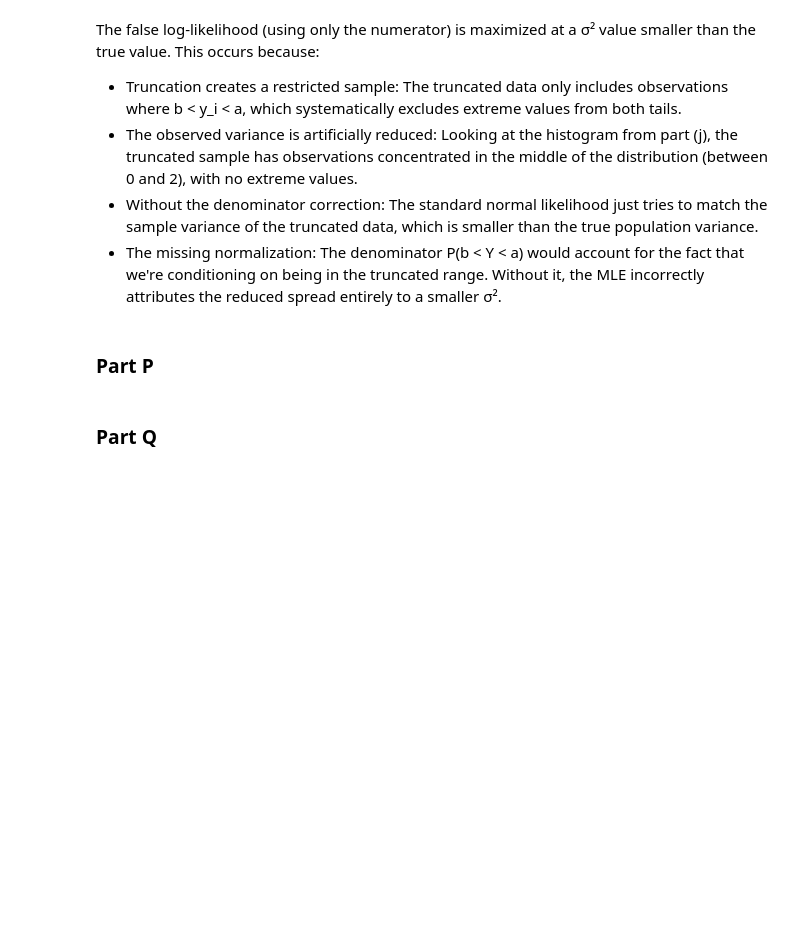
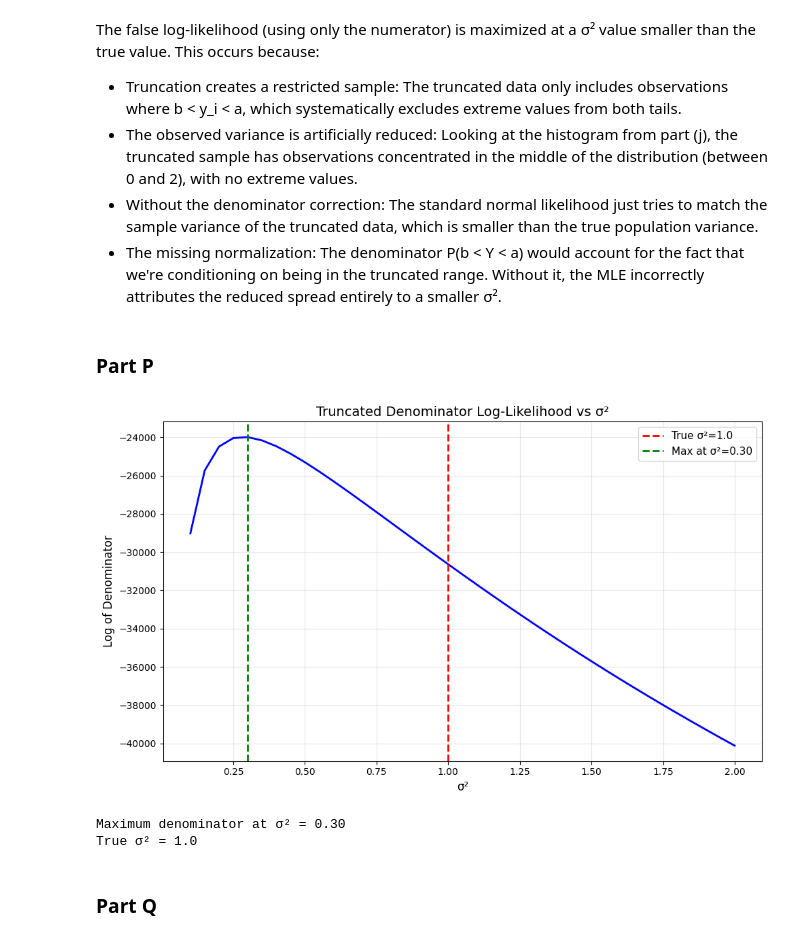
Before and after one commit to 3venthatguy/Coursework-OSU, a Jupyter notebook: ECON_5420/PS5/PS5_1.ipynb, the cells around one changed output. Cells and saved outputs as stored; diff of their text form; code cells hidden in the pictures; blank space fills up the shorter version.

```diff
--- a/ECON_5420/PS5/PS5_1.ipynb
+++ b/ECON_5420/PS5/PS5_1.ipynb
@@ -220,25 +201,6 @@ print("OLS truncated estimates plot saved!")
 ### Part M
 # %%
 def false_truncated_loglik(params, W, X, a, b):
-    """
-    Compute log-likelihood using only numerator (incorrect for truncated data).
-
-    Parameters:
-    -----------
-    params : array
-        [beta_0, beta_1, sigma2]
-    W : array
-        Observed outcomes
-    X : array
-        Design matrix
-    a, b : float
-        Truncation bounds (not used in this version)
-
-    Returns:
-    --------
-    loglik : float
-        Log-likelihood value
-    """
     beta = params[:-1]
     sigma2 = params[-1]
     sigma = np.sqrt(sigma2)
@@ -296,11 +261,6 @@ The false log-likelihood (using only the numerator) is maximized at a σ² value
 ### Part P
 # %%
 def denominator_loglik(params, W, X, a, b):
-    """
-    Compute log of denominator for truncated regression.
-
-    The denominator is: P(a < Y < b | X) = Phi((b-X'β)/σ) - Phi((a-X'β)/σ)
-    """
     beta = params[:-1]
     sigma2 = params[-1]
     sigma = np.sqrt(sigma2)
@@ -315,35 +275,38 @@ def denominator_loglik(params, W, X, a, b):
     # Log of denominator (sum over all observations)
     log_denominator = np.sum(np.log(truncation_prob))
 
     return log_denominator
 
 # Plot denominator log-likelihood
 denom_values = np.zeros(len(sigma2_grid))
 
 for i, sig2 in enumerate(sigma2_grid):
     params = np.concatenate([beta_trunc, [sig2]])
     denom_values[i] = denominator_loglik(params, W_truncated, X_truncated, a, b)
 
 # Find maximum
 max_idx_denom = np.argmax(denom_values)
 max_sigma2_denom = sigma2_grid[max_idx_denom]
 
 plt.figure(figsize=(10, 6))
 plt.plot(sigma2_grid, denom_values, 'b-', linewidth=2)
 plt.axvline(1.0, color='red', linestyle='--', linewidth=2, label='True σ²=1.0')
 plt.axvline(max_sigma2_denom, color='green', linestyle='--', linewidth=2,
             label=f'Max at σ²={max_sigma2_denom:.2f}')
 plt.xlabel('σ²', fontsize=12)
 plt.ylabel('Log of Denominator', fontsize=12)
 plt.title('Truncated Denominator Log-Likelihood vs σ²', fontsize=14)
 plt.legend(fontsize=11)
 plt.grid(True, alpha=0.3)
 plt.tight_layout()
-plt.savefig('/mnt/user-data/outputs/denominator_loglik_sigma2.png', dpi=300, bbox_inches='tight')
-plt.close()
+plt.show()
 
 print(f"\nMaximum denominator at σ² = {max_sigma2_denom:.2f}")
 print(f"True σ² = 1.0")
+# %% [output]
+[figure, added]
+Maximum denominator at σ² = 0.30
+True σ² = 1.0
 # %% [markdown]
 ### Part Q
 # %%
```
Also changed, not shown: parts of 7 cells of this notebook, 1 other file.
